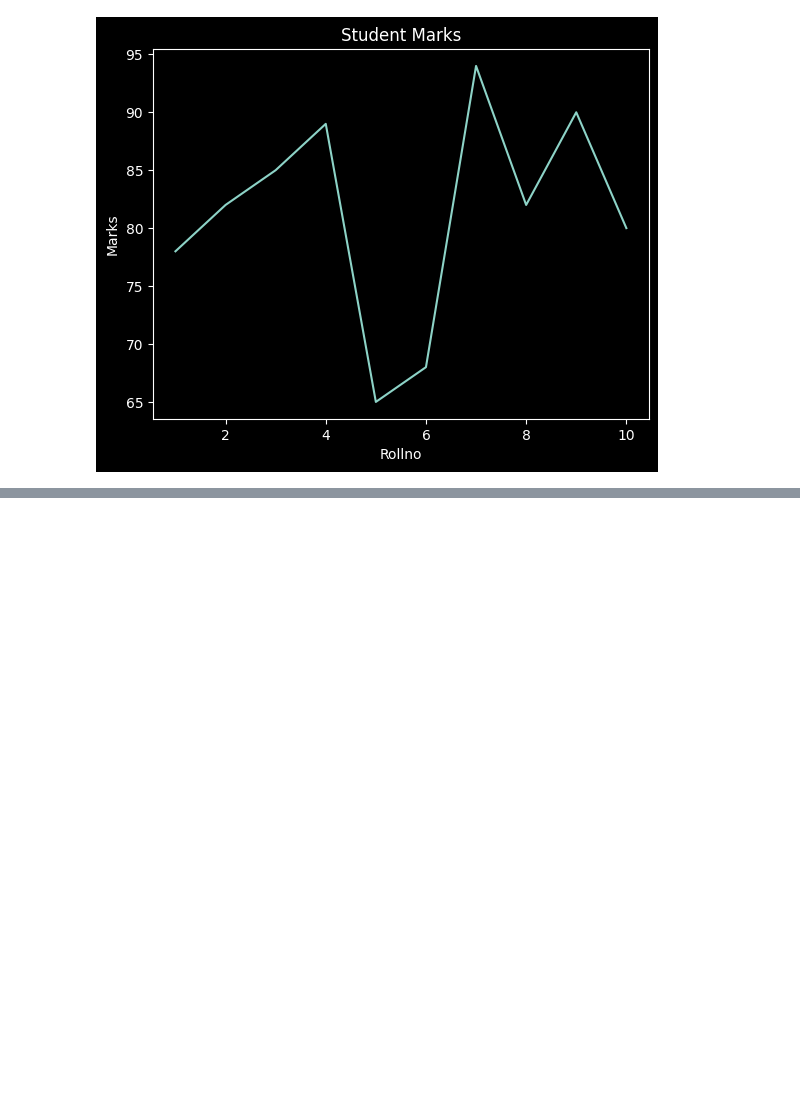
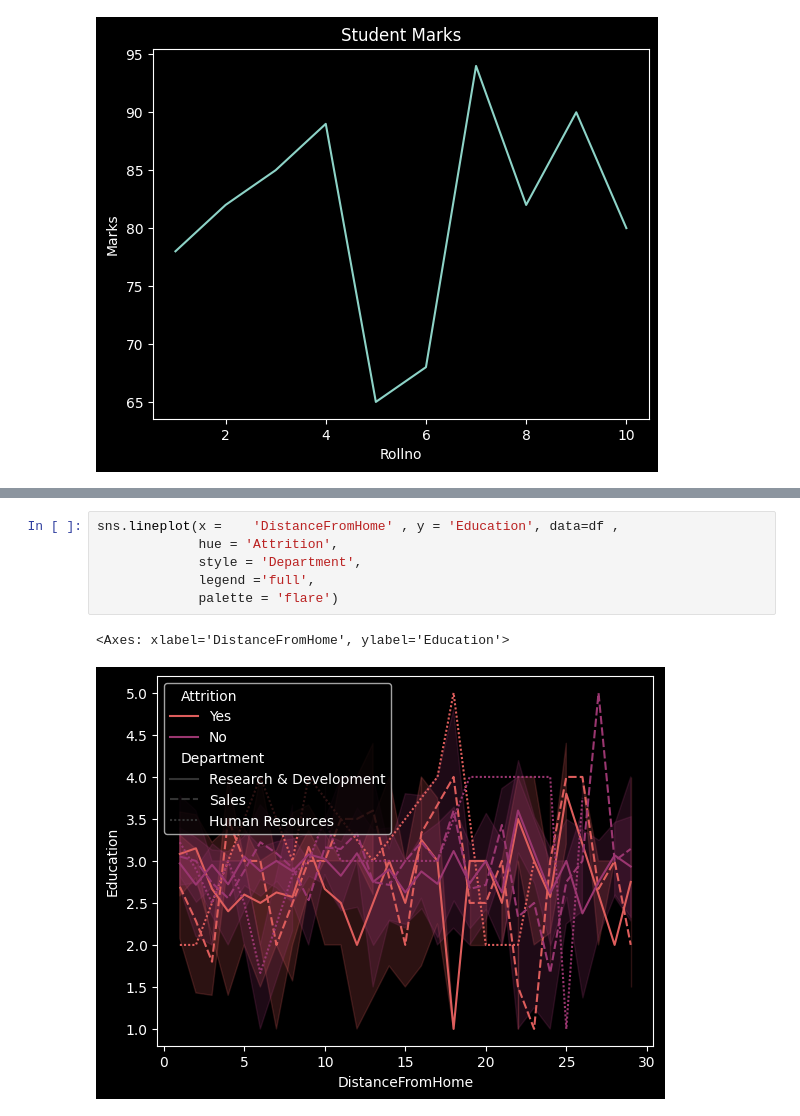
Before and after one commit to tusharmaurya267/Python_basic, a Jupyter notebook: Matplotlib_&_Seaborn.ipynb, the cells around one changed output, grey strips where cells are left out. Drawn from its saved outputs; the diff is of its cells as text; blank space fills up the shorter version.

```diff
--- a/Matplotlib_&_Seaborn.ipynb
+++ b/Matplotlib_&_Seaborn.ipynb
@@ -317,0 +349,9 @@ Text(0.5, 1.0, 'Student Marks')
+# %%
+sns.lineplot(x = 	'DistanceFromHome' , y = 'Education', data=df ,
+             hue = 'Attrition',
+             style = 'Department',
+             legend ='full',
+             palette = 'flare')
+# %% [output]
+<Axes: xlabel='DistanceFromHome', ylabel='Education'>
+[figure, added]
```
Also changed, not shown: parts of 23 cells of this notebook.
